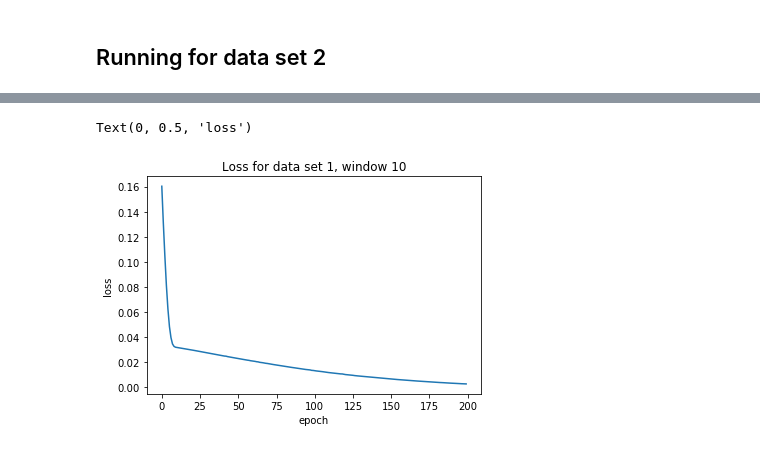
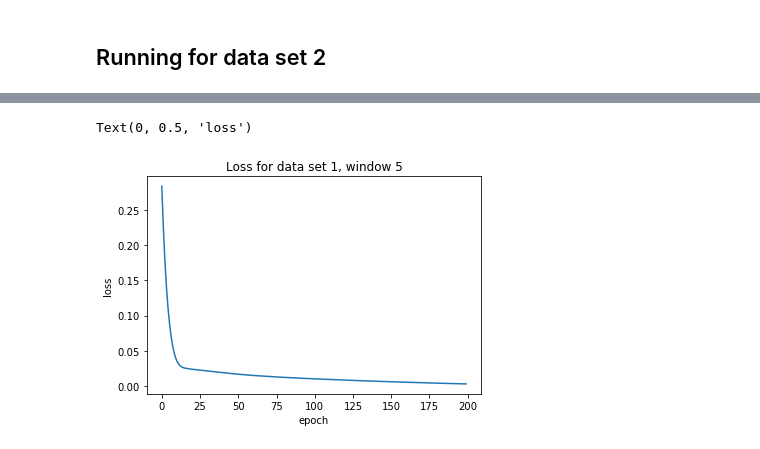
Before and after one commit to schumannc/RNN-with-python, a Jupyter notebook: 25.4 RNNs - Deep Learning Vol 2 From Basics to Practice (Glassner, Andrew).ipynb, the cells around one changed output, grey strips where cells are left out. Drawn from its saved outputs; the diff is of its cells as text; code cells hidden in the pictures.

```diff
--- a/25.4 RNNs - Deep Learning Vol 2 From Basics to Practice (Glassner, Andrew).ipynb
+++ b/25.4 RNNs - Deep Learning Vol 2 From Basics to Practice (Glassner, Andrew).ipynb
@@ -156,11 +156,11 @@ scaler = MinMaxScaler()
 scaler.fit(train_sequence)
 scaled_train_sequence = scaler.transform(train_sequence)
 scaled_test_sequence = scaler.transform(test_sequence)
+
+window_size = 5
+step = 1
+X_train, y_train = samples_targets(scaled_train_sequence, window_size, step)
+X_test, y_test = samples_targets(scaled_test_sequence, window_size, step)
-# %%
-window_size = 10
-step = 1
-X_train, y_train = samples_targets(scaled_train_sequence, window_size, step)
-X_test, y_test = samples_targets(scaled_test_sequence, window_size, step)
 # %%
 model = Sequential()
 model.add(LSTM(3, input_shape=[window_size, 1]))
@@ -188,10 +188,10 @@ Epoch 200/200
 # %%
 loss = history.history['loss']
 epoch = history.epoch
-plt.title('Loss for data set 1, window 10')
+plt.title('Loss for data set 1, window 5')
 plt.plot(epoch, loss)
 plt.xlabel('epoch')
 plt.ylabel('loss')
 # %% [output]
 Text(0, 0.5, 'loss')
-[figure, old version]
+[figure, new version]
```
Also changed, not shown: parts of 15 cells of this notebook.
